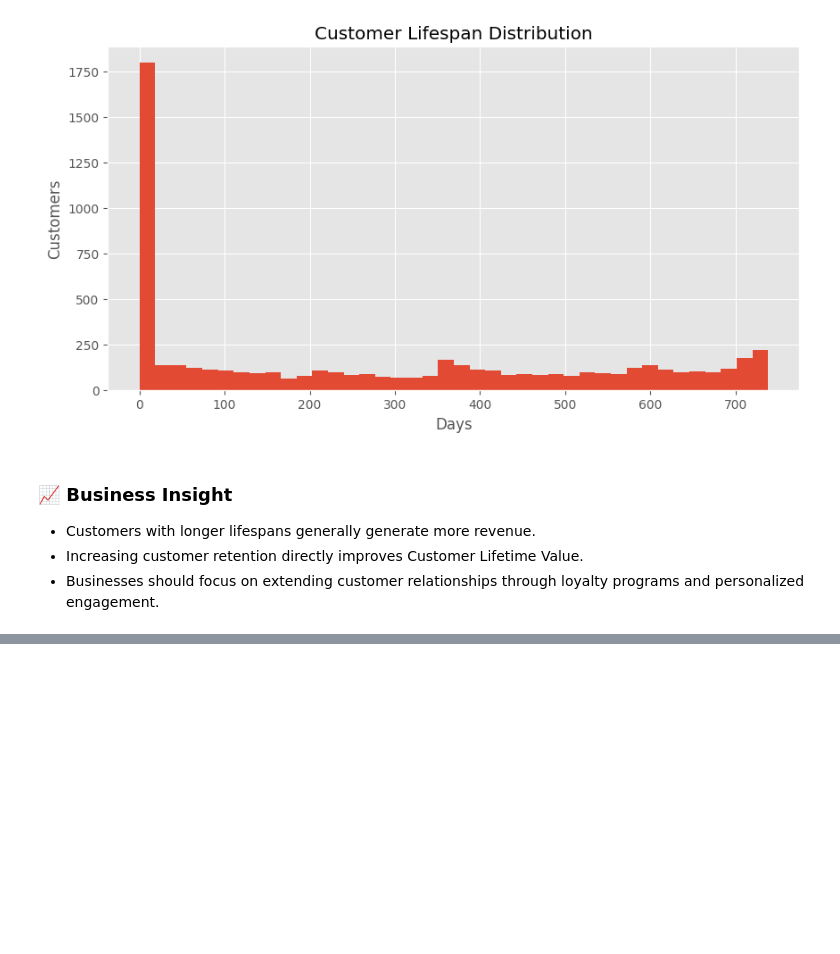
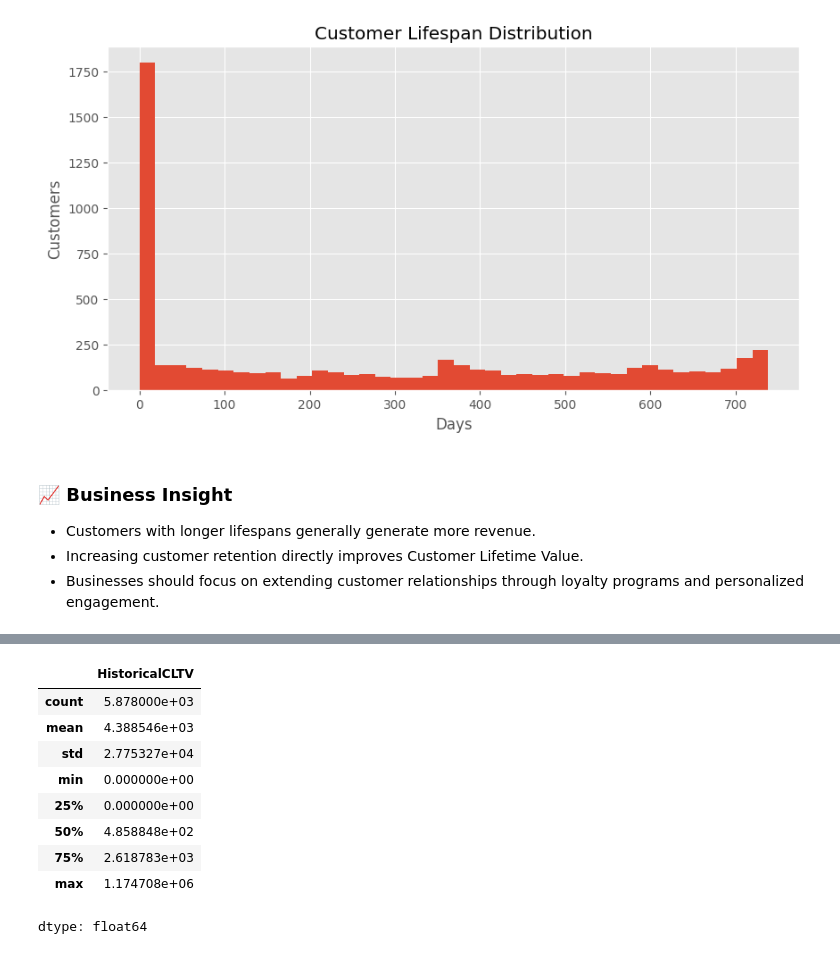
Before and after one commit to arjunkacha/saas-cohort-retention-cltv-analysis, a Jupyter notebook: notebooks/project_2_cohort_retention_cltv_analysis.ipynb, the cells around one changed output, grey strips where cells are left out. Drawn from its saved outputs; the diff is of its cells as text; code cells hidden in the pictures; blank space fills up the shorter version.

```diff
--- a/notebooks/project_2_cohort_retention_cltv_analysis.ipynb
+++ b/notebooks/project_2_cohort_retention_cltv_analysis.ipynb
@@ -746,0 +770,13 @@ plt.show()
+# %%
+customer_summary["HistoricalCLTV"].describe()
+# %% [output]
+|  | HistoricalCLTV |
+| count | 5.878000e+03 |
+| mean | 4.388546e+03 |
+| std | 2.775327e+04 |
+| min | 0.000000e+00 |
+| 25% | 0.000000e+00 |
+| 50% | 4.858848e+02 |
+| 75% | 2.618783e+03 |
+| max | 1.174708e+06 |
+dtype: float64
```
Also changed, not shown: parts of 3 cells of this notebook.
